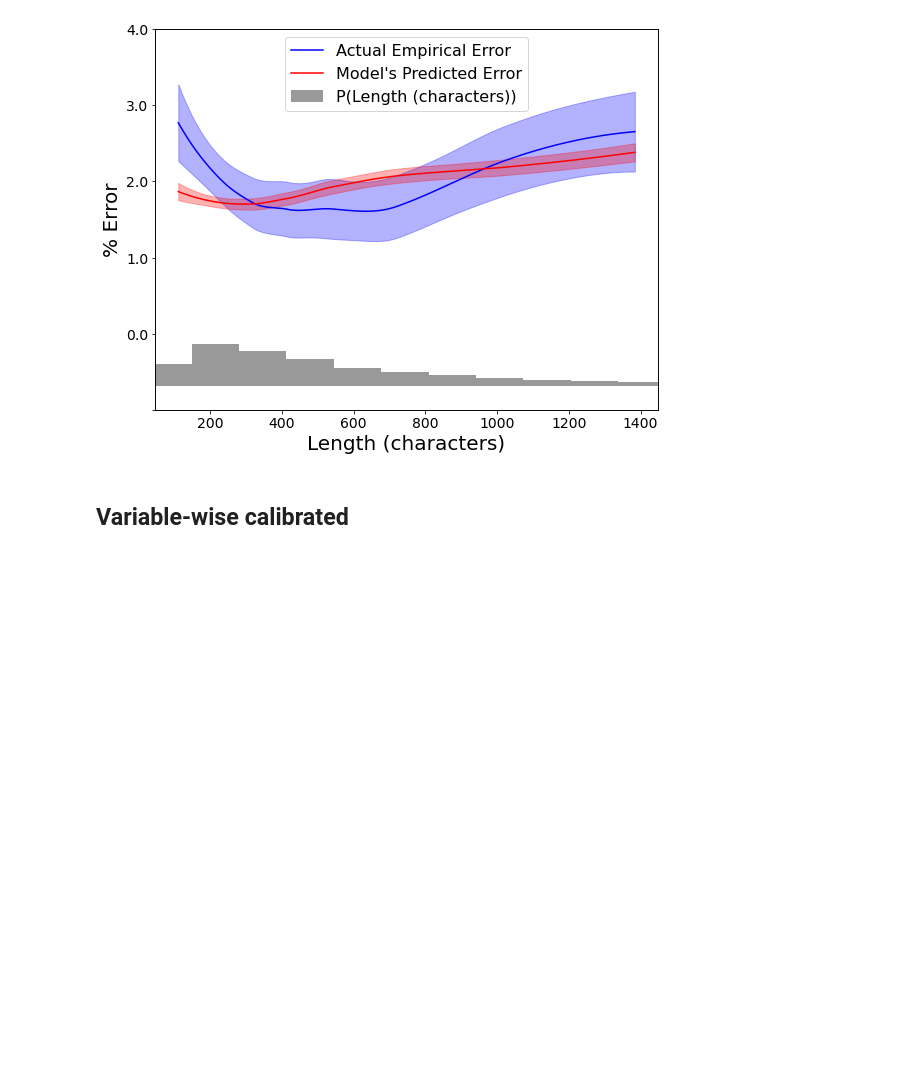
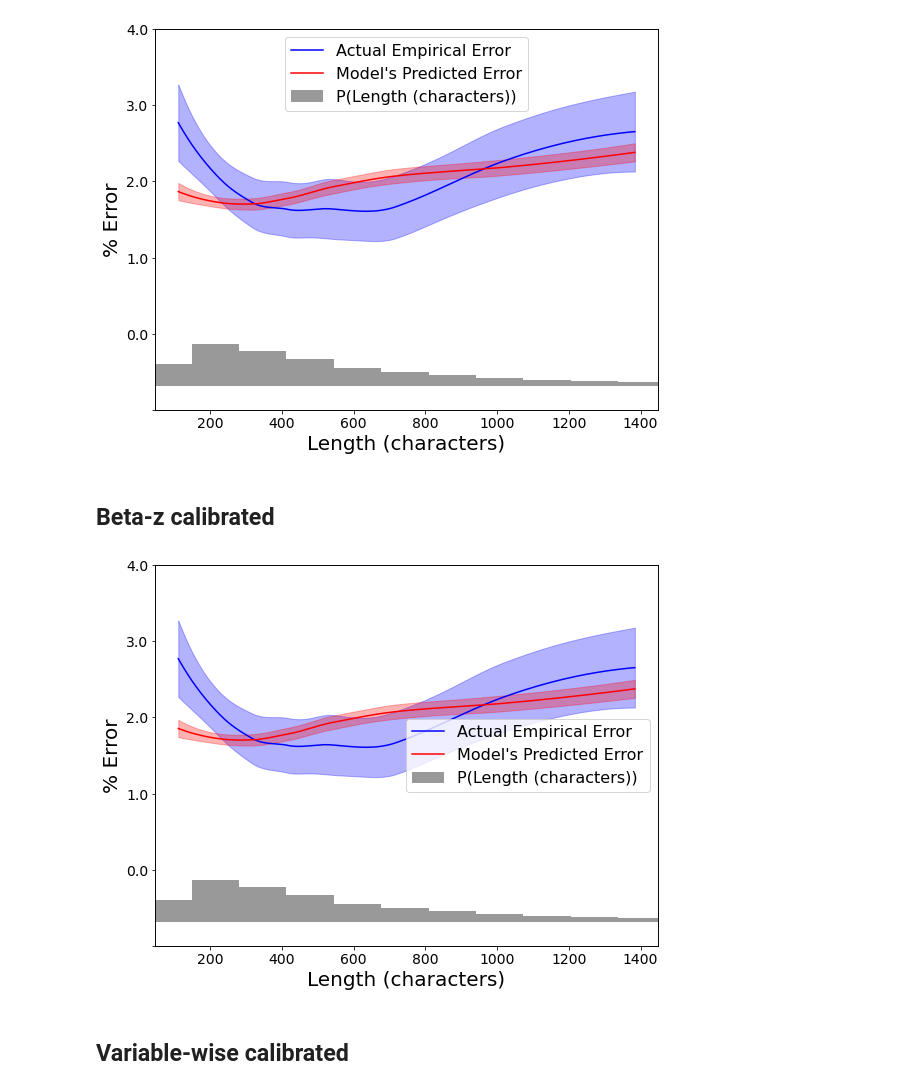
Before and after one commit to markellekelly/variable-wise-calibration, a Jupyter notebook: yelp_example.ipynb, the cells around one changed output. Cells and saved outputs as stored; diff of their text form; code cells hidden in the pictures; blank space fills up the shorter version.

```diff
--- a/yelp_example.ipynb
+++ b/yelp_example.ipynb
@@ -48,3 +48,5 @@ df.gen_plot_lowess(var=var, label="_beta", use_lim=True, ylim=ylim, d=-0.0009, l
                    hist=True, filename="figs/yelp_beta_errdiff.png", s = 0.8)
 # %% [output]
 [figure]
+# %% [markdown]
+## Beta-z calibrated
@@ -51,3 +55,8 @@ df.gen_plot_lowess(var=var, label="_beta", use_lim=True, ylim=ylim, d=-0.0009, l
+# %%
+df.gen_plot_lowess(var=var, label="_betaz", use_lim=True, ylim=ylim, d=-0.0009,loc="center right",
+                   filename="figs/yelp_betaz_errdiff.png", s=0.8, hist=True)
+# %% [output]
+[figure, added]
 # %% [markdown]
 ## Variable-wise calibrated
 # %%
```
Also changed, not shown: parts of 5 cells of this notebook, 5 other files.
